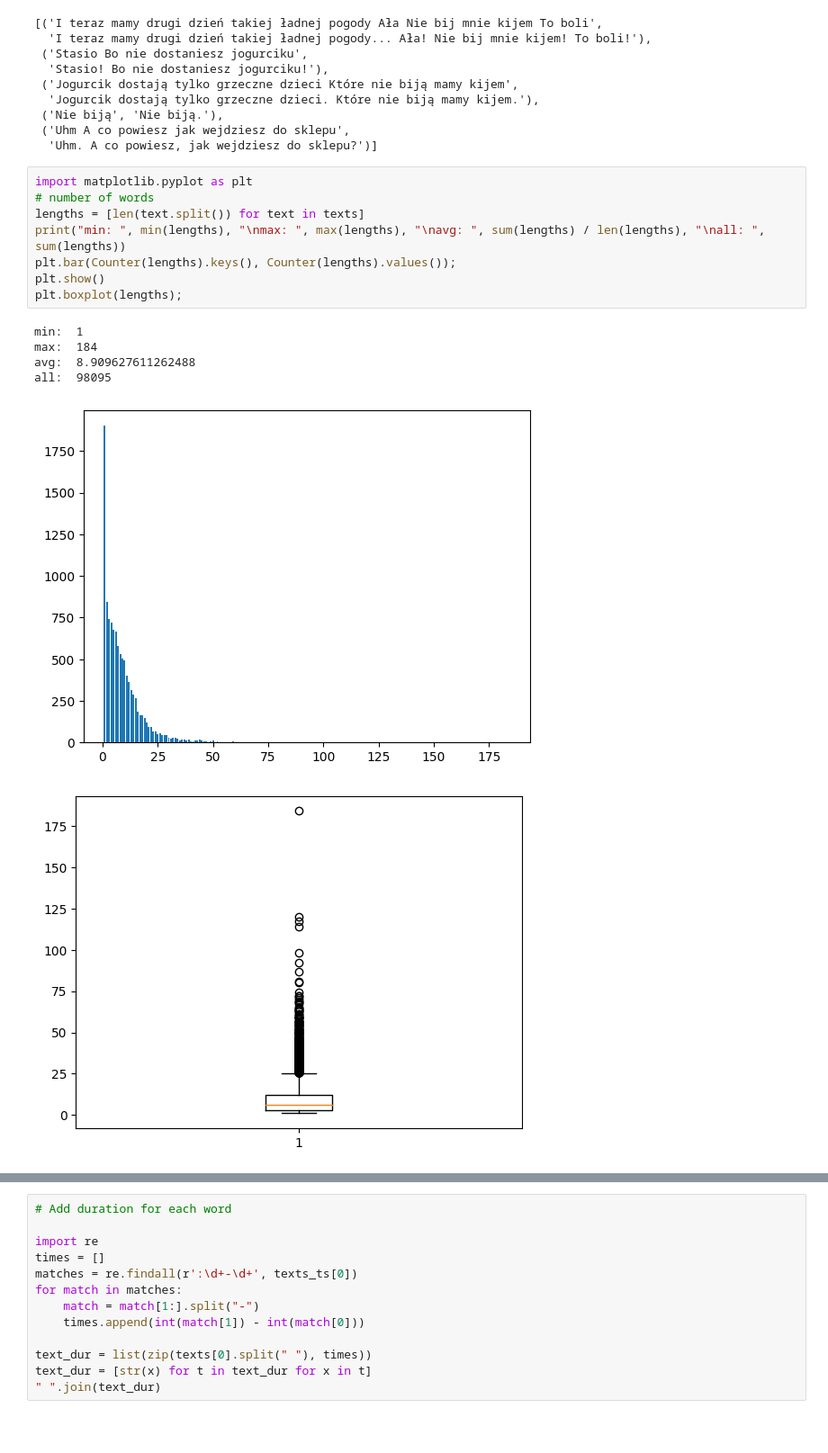
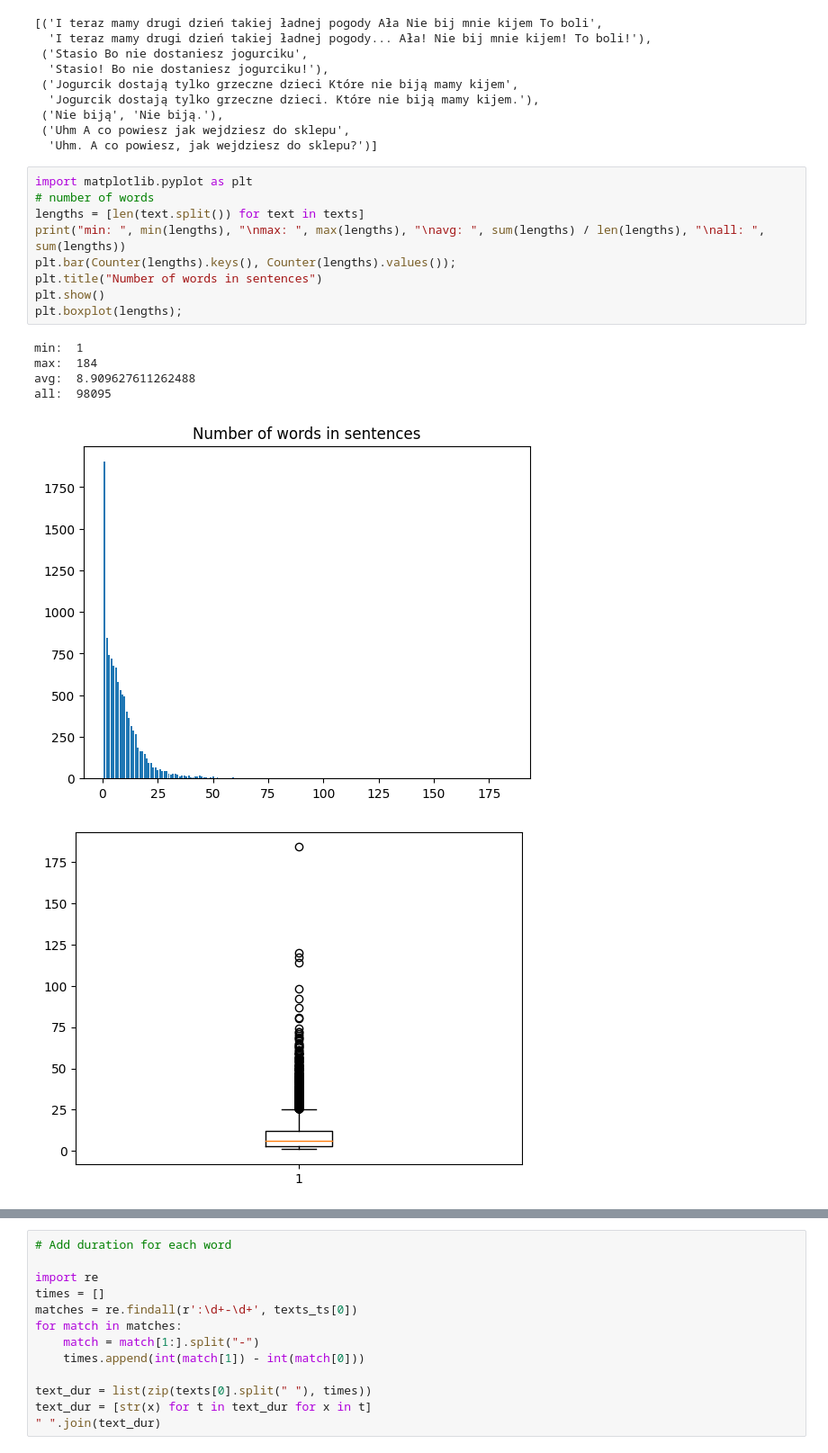
Before and after one commit to annapanfil/punctuation_prediction, a Jupyter notebook: data_analysis.ipynb, the cells around one changed output, grey strips where cells are left out. Shown at 90% size. Cells and saved outputs as stored; diff of their text form; blank space fills up the shorter version.

```diff
--- a/data_analysis.ipynb
+++ b/data_analysis.ipynb
@@ -50,17 +50,18 @@ list(zip(texts, labels))[:5]
 # %%
 import matplotlib.pyplot as plt
 # number of words
 lengths = [len(text.split()) for text in texts]
 print("min: ", min(lengths), "\nmax: ", max(lengths), "\navg: ", sum(lengths) / len(lengths), "\nall: ", sum(lengths))
 plt.bar(Counter(lengths).keys(), Counter(lengths).values());
+plt.title("Number of words in sentences")
 plt.show()
 plt.boxplot(lengths);
 # %% [output]
 min:  1
 max:  184
 avg:  8.909627611262488
 all:  98095
-[figure, old version]
+[figure, new version]
 [figure]
 # %%
 import numpy as np
```
Also changed, not shown: parts of 11 cells of this notebook, 1 other file.
